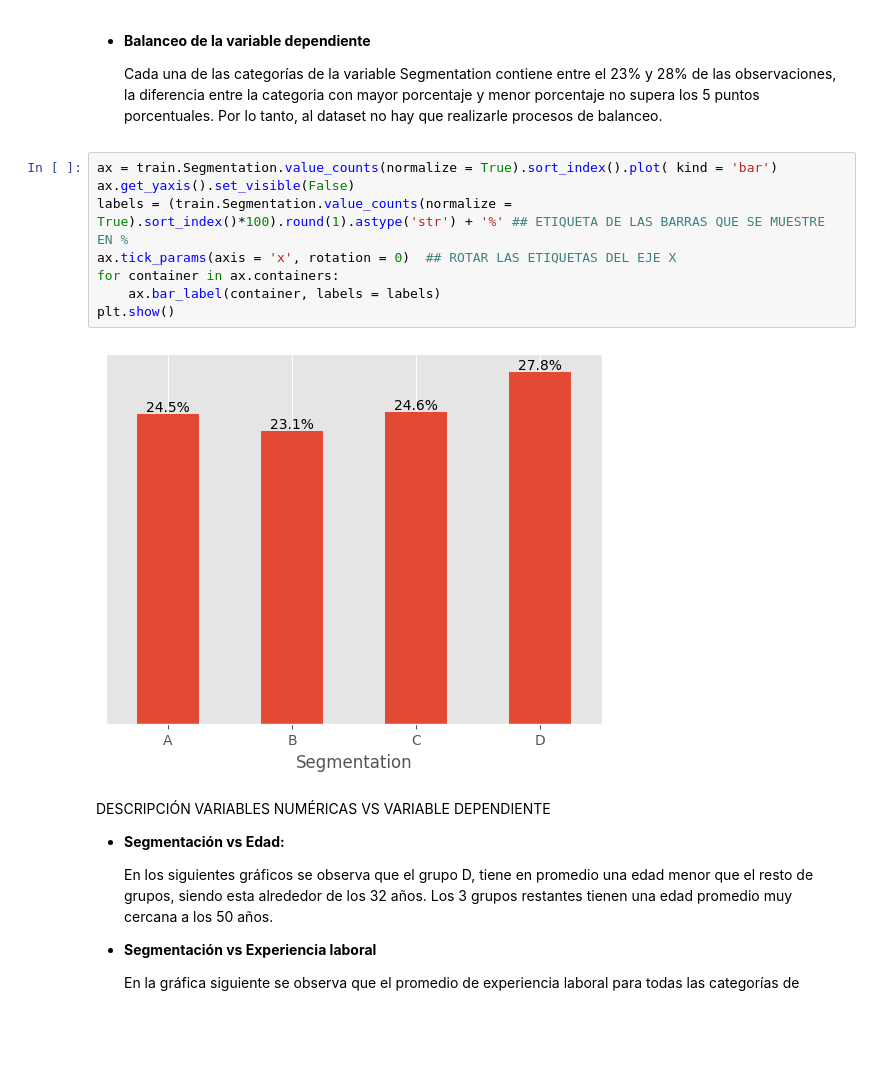
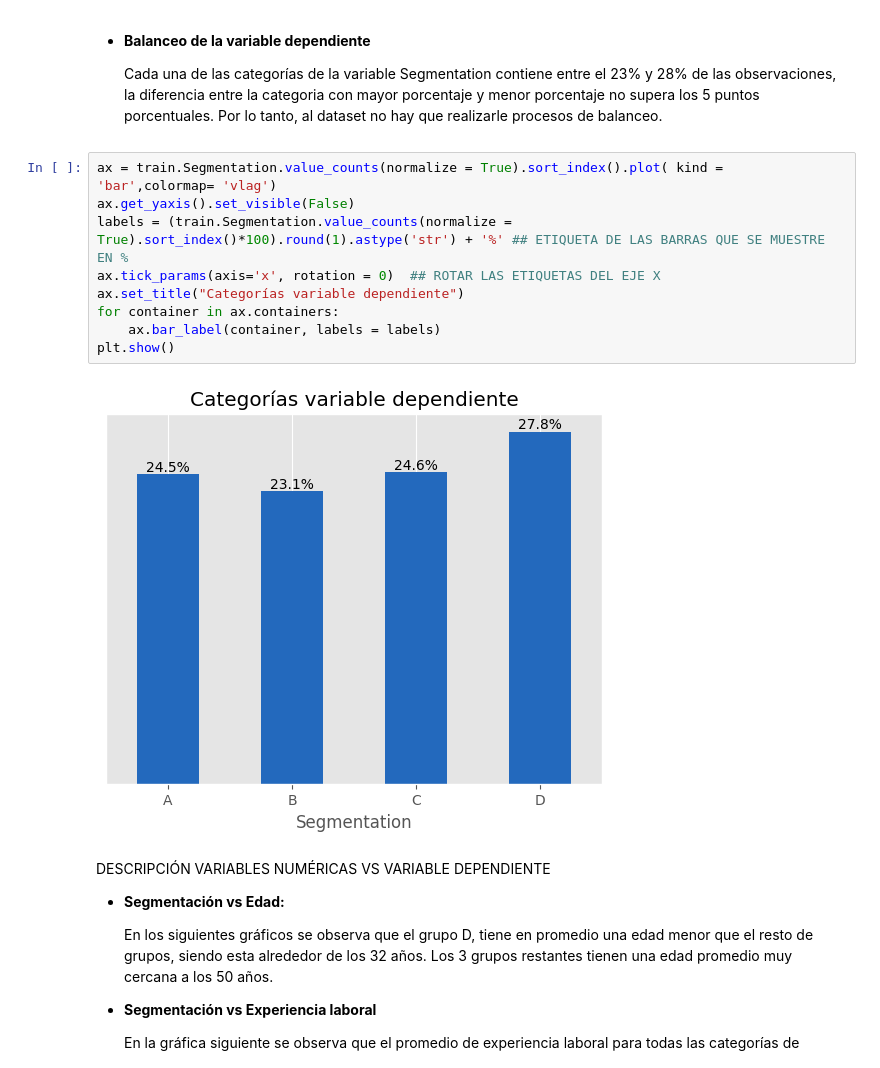
Before and after one commit to maryyuliana/fundamentos_I, a Jupyter notebook: Proyecto.ipynb, the cells around one changed output. Saved outputs shown, nothing was run; the diff lists cells and outputs as text; blank space fills up the shorter version.

```diff
--- a/Proyecto.ipynb
+++ b/Proyecto.ipynb
@@ -274,15 +274,16 @@ train = train2_imp.copy().astype(train1.dtypes.to_dict()) ## Se le asignan el ti
 
   Cada una de las categorías de la variable Segmentation contiene entre el 23% y 28% de las observaciones, la diferencia entre la categoria con mayor porcentaje y menor porcentaje no supera los 5 puntos porcentuales. Por lo tanto, al dataset no hay que realizarle procesos de balanceo.
 # %%
-ax = train.Segmentation.value_counts(normalize = True).sort_index().plot( kind = 'bar')
+ax = train.Segmentation.value_counts(normalize = True).sort_index().plot( kind = 'bar',colormap= 'vlag')
 ax.get_yaxis().set_visible(False)
 labels = (train.Segmentation.value_counts(normalize = True).sort_index()*100).round(1).astype('str') + '%' ## ETIQUETA DE LAS BARRAS QUE SE MUESTRE EN %
-ax.tick_params(axis = 'x', rotation = 0)  ## ROTAR LAS ETIQUETAS DEL EJE X
+ax.tick_params(axis='x', rotation = 0)  ## ROTAR LAS ETIQUETAS DEL EJE X
+ax.set_title("Categorías variable dependiente")
 for container in ax.containers:
     ax.bar_label(container, labels = labels)
 plt.show()
 # %% [output]
-[figure, old version]
+[figure, new version]
 # %% [markdown]
 DESCRIPCIÓN VARIABLES NUMÉRICAS VS VARIABLE DEPENDIENTE
 * **Segmentación vs Edad:**
```
Also changed, not shown: parts of 1 cell of this notebook.
